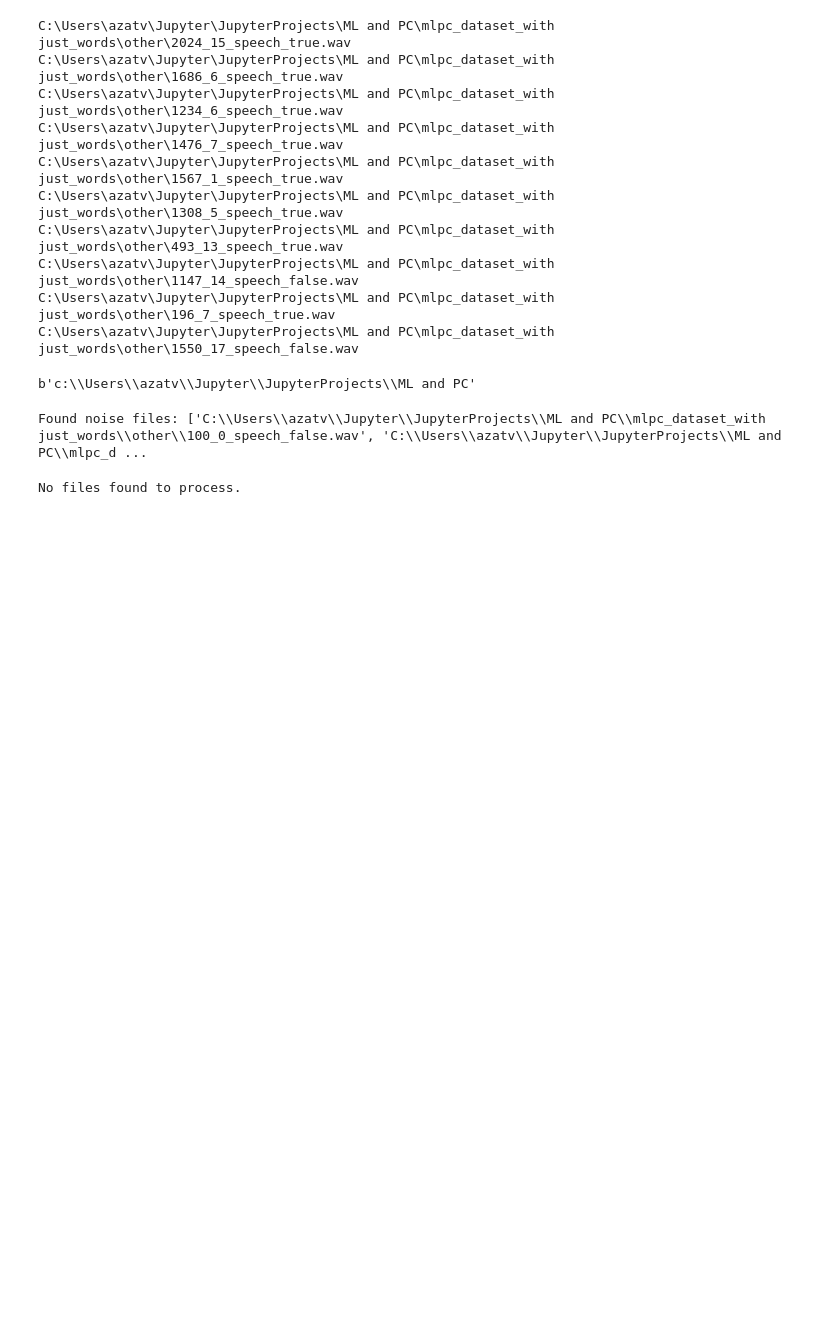
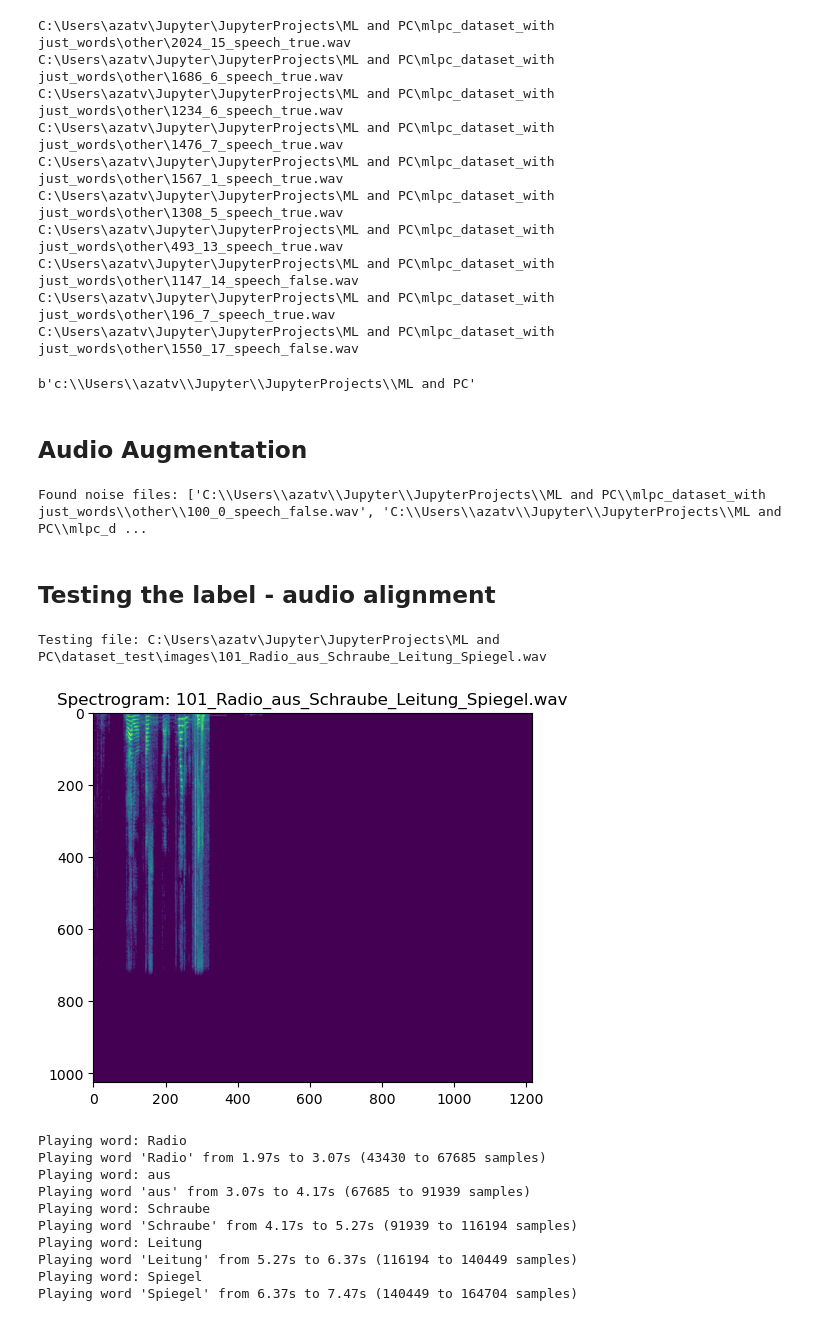
Before and after one commit to qtakmalay/JupyterProjects, a Jupyter notebook: ML and PC/yolo5.ipynb, the cells around one changed output. Saved outputs shown, nothing was run; the diff lists cells and outputs as text; code cells hidden in the pictures; blank space fills up the shorter version.

```diff
--- a/ML and PC/yolo5.ipynb
+++ b/ML and PC/yolo5.ipynb
@@ -114,6 +114,8 @@ import os
 print(os.getcwdb())
 # %% [output]
 b'c:\\Users\\azatv\\Jupyter\\JupyterProjects\\ML and PC'
+# %% [markdown]
+## Audio Augmentation
 # %%
 import os
 import random
@@ -277,7 +279,7 @@ def create_combination(word_group, action_group, noise_files, sr, include_additi
     return combined_audio, labels, total_duration, words_included
 
 # Process each word directory
-for i in range(10):  # Generate 10 samples
+for i in range(1000):  # Generate 10 samples
     # Select a random word group and action group
 
     word_group = word_groups["group1"]
@@ -306,6 +308,8 @@ for i in range(10):  # Generate 10 samples
 ###### Working
 # %% [output]
 Found noise files: ['C:\\Users\\azatv\\Jupyter\\JupyterProjects\\ML and PC\\mlpc_dataset_with just_words\\other\\100_0_speech_false.wav', 'C:\\Users\\azatv\\Jupyter\\JupyterProjects\\ML and PC\\mlpc_d ...
+# %% [markdown]
+## Testing the label - audio alignment
 # %%
 import os
 import librosa
@@ -363,32 +367,43 @@ png_files = [f for f in os.listdir(os.path.join(output_path, 'images')) if f.end
 # Ensure there are files to process
 if not wav_files or not txt_files or not png_files:
     print("No files found to process.")
 else:
     # Select a file to test
-    test_index = 0
+    test_index = 2
     wav_file = os.path.join(output_path, 'images', wav_files[test_index])
     txt_file = os.path.join(output_path, 'labels', txt_files[test_index])
     png_file = os.path.join(output_path, 'images', png_files[test_index])
 
     print(f"Testing file: {wav_file}")
 
     # Load the audio file
     audio, sr = librosa.load(wav_file, sr=None)
 
     # Load the labels
     labels = load_labels(txt_file)
 
     # Compute the total duration of the audio
     total_duration = len(audio) / sr
 
     # Display the spectrogram image
     plt.imshow(plt.imread(png_file))
     plt.title(f"Spectrogram: {wav_files[test_index]}")
     plt.show()
 
     # Play the specific words based on the labels
     for label in labels:
         print(f"Playing word: {label['word']}")
         play_word(audio, sr, label, total_duration)
 # %% [output]
-No files found to process.
+Testing file: C:\Users\azatv\Jupyter\JupyterProjects\ML and PC\dataset_test\images\101_Radio_aus_Schraube_Leitung_Spiegel.wav
+[figure, added]
+Playing word: Radio
+Playing word 'Radio' from 1.97s to 3.07s (43430 to 67685 samples)
+Playing word: aus
+Playing word 'aus' from 3.07s to 4.17s (67685 to 91939 samples)
+Playing word: Schraube
+Playing word 'Schraube' from 4.17s to 5.27s (91939 to 116194 samples)
+Playing word: Leitung
+Playing word 'Leitung' from 5.27s to 6.37s (116194 to 140449 samples)
+Playing word: Spiegel
+Playing word 'Spiegel' from 6.37s to 7.47s (140449 to 164704 samples)
```
Also changed, not shown: parts of 1 cell of this notebook.
